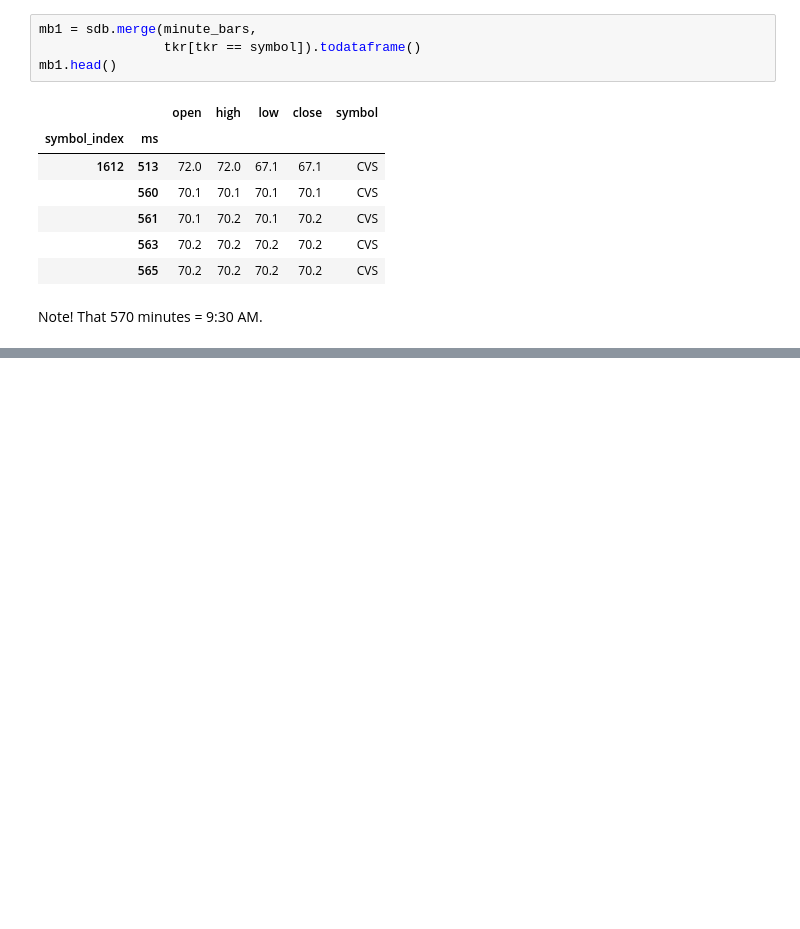
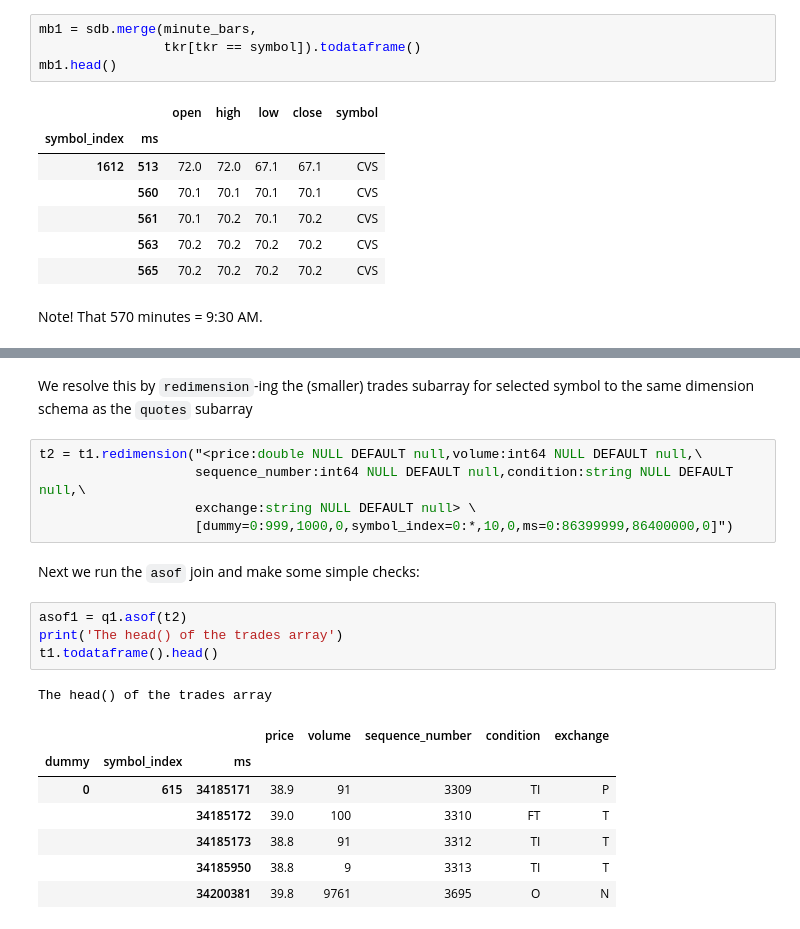
Before and after one commit to ksens/TAQ, a Jupyter notebook: TAQ_ipynb.ipynb, the cells around one changed output, grey strips where cells are left out. Cells and saved outputs as stored; diff of their text form; blank space fills up the shorter version.

```diff
--- a/TAQ_ipynb.ipynb
+++ b/TAQ_ipynb.ipynb
@@ -146,0 +197,22 @@ plt.show()
+# %% [markdown]
+We resolve this by `redimension`-ing the (smaller) trades subarray for selected symbol to the same dimension schema as the `quotes` subarray
+# %%
+t2 = t1.redimension("<price:double NULL DEFAULT null,volume:int64 NULL DEFAULT null,\
+                    sequence_number:int64 NULL DEFAULT null,condition:string NULL DEFAULT null,\
+                    exchange:string NULL DEFAULT null> \
+                    [dummy=0:999,1000,0,symbol_index=0:*,10,0,ms=0:86399999,86400000,0]")
+# %% [markdown]
+Next we run the `asof` join and make some simple checks:
+# %%
+asof1 = q1.asof(t2)
+print('The head() of the trades array')
+t1.todataframe().head()
+# %% [output]
+The head() of the trades array
+|  |  |  | price | volume | sequence_number | condition | exchange |
+| dummy | symbol_index | ms |  |  |  |  |  |
+| 0 | 615 | 34185171 | 38.9 | 91 | 3309 | TI | P |
+|  |  | 34185172 | 39.0 | 100 | 3310 | FT | T |
+|  |  | 34185173 | 38.8 | 91 | 3312 | TI | T |
+|  |  | 34185950 | 38.8 | 9 | 3313 | TI | T |
+|  |  | 34200381 | 39.8 | 9761 | 3695 | O | N |
```
Also changed, not shown: parts of 8 cells of this notebook.
